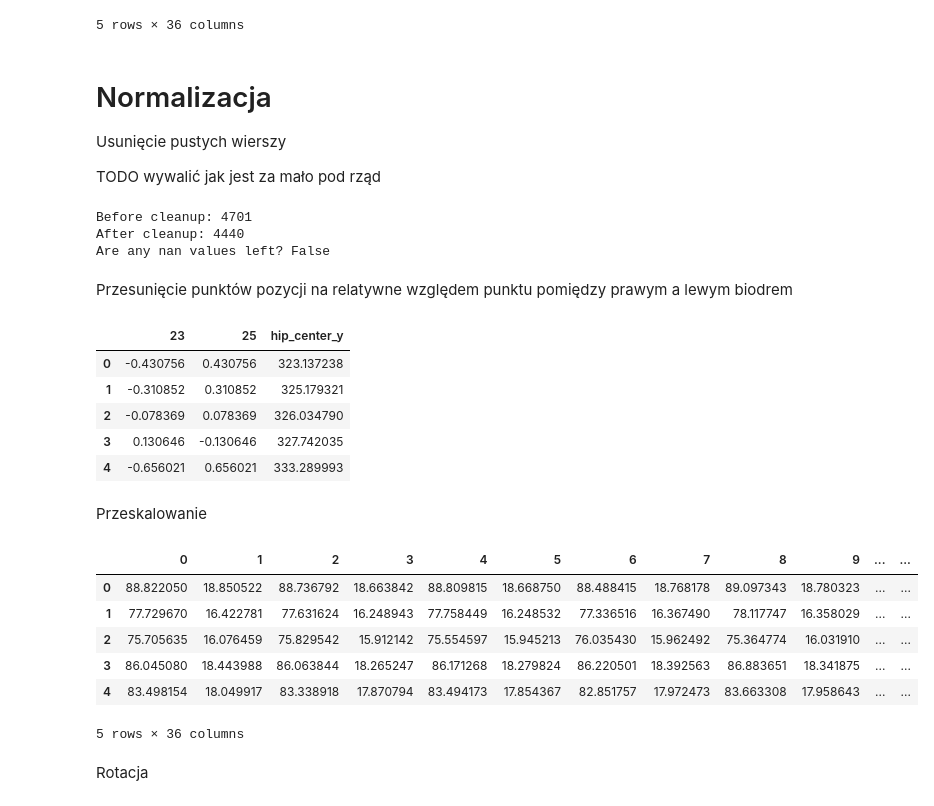
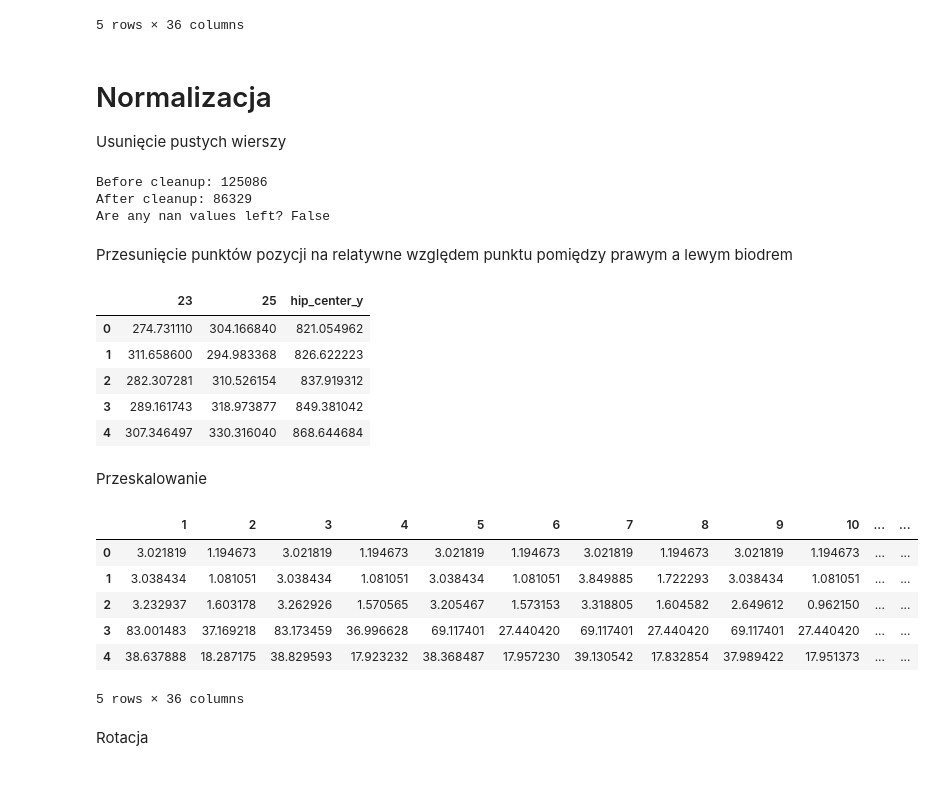
Before and after one commit to yoinker57/pracownia-problemowa, a Jupyter notebook: models/models.ipynb, the cells around one changed output. Saved outputs shown, nothing was run; the diff lists cells and outputs as text; code cells hidden in the pictures.

```diff
--- a/models/models.ipynb
+++ b/models/models.ipynb
@@ -12,7 +12,7 @@ def load(pose_path: str, labels_path: str):
 
     # Get all CSV files in the folder
     csv_files = [ p for p in glob(os.path.join(pose_path, '*.csv'))]
-    movie_names = [n.removeprefix(pose_path).removeprefix('/').removesuffix('_clicked.csv') + ".mp4" for n in csv_files]
+    movie_names = [n.removeprefix(pose_path).removeprefix('/').removesuffix('.csv') + ".mp4" for n in csv_files]
 
     # filter out files that are not in the labels
     df_labels = df_labels[df_labels['movieName'].isin(movie_names)]
@@ -41,15 +41,17 @@ df.head()
 # %% [markdown]
 # Normalizacja
 Usunięcie pustych wierszy
-
-TODO wywalić jak jest za mało pod rząd
+# %%
+# globals
+keypoints_indexes = [str(i) for i in range(1,35)]
+keypoints_indexes_x = [str(i) for i in range(1,35,2)]  # Assuming 17 keypoints
+keypoints_indexes_y = [str(i) for i in range(2,35,2)]  # Assuming 17 keypoints
 # %%
 def remove_empty_rows(df: pd.DataFrame) -> pd.DataFrame:
     """
     Remove rows with NaN values in the DataFrame.
     Remove smaller than 40 records parts of data
     """
-    keypoints_indexes = [str(i) for i in range(0,34)]
     delimiter_mask = df[keypoints_indexes].isnull().all(axis=1)
 
     # Get the indexes of delimiter rows
@@ -70,15 +72,15 @@ def remove_empty_rows(df: pd.DataFrame) -> pd.DataFrame:
     # Concatenate all chunks into a single DataFrame
     return pd.concat(chunks, ignore_index=True)
 
-df = load('../pose_outputs_clicked', '../data/labeledFilms.csv')
+df = load('../pose_outputs_loss', '../data/labeledFilms.csv')
 print("Before cleanup:", df.last_valid_index())
 
 df = remove_empty_rows(df)
 print("After cleanup:", df.last_valid_index())
 print(f"Are any nan values left? {df.isnull().values.any()}")
 # %% [output]
-Before cleanup: 4701
-After cleanup: 4440
+Before cleanup: 125086
+After cleanup: 86329
 Are any nan values left? False
 # %% [markdown]
 Przesunięcie punktów pozycji na relatywne względem punktu pomiędzy prawym a lewym biodrem
@@ -95,15 +97,13 @@ def normalize_translation(df: pd.DataFrame):
     df = df.assign(hip_center_x=hip_center_x, hip_center_y=hip_center_y)
 
     # shift all keypoints relative to hip_center
-    keypoints_indexes_x = [str(i) for i in range(0,34,2)]  # Assuming 17 keypoints
-    keypoints_indexes_y = [str(i) for i in range(1,34,2)]  # Assuming 17 keypoints
     normalized = df.copy()
     normalized[keypoints_indexes_x] = df[keypoints_indexes_x] - hip_center_x.values
     normalized[keypoints_indexes_y] = df[keypoints_indexes_y] - hip_center_y.values
     return normalized
 
 
-df = load('../pose_outputs_clicked', '../data/labeledFilms.csv')
+df = load('../pose_outputs_loss', '../data/labeledFilms.csv')
 df.head()
 translated_df = normalize_translation(df)
 # Display the first few rows of the left and right hip columns to verify translation
@@ -111,48 +111,47 @@ translated_df.loc[:,["22", "24", "hip_center_x"]].head()
 translated_df.loc[:,["23", "25", "hip_center_y"]].head()
 # %% [output]
 |  | 23 | 25 | hip_center_y |
-| 0 | -0.430756 | 0.430756 | 323.137238 |
-| 1 | -0.310852 | 0.310852 | 325.179321 |
-| 2 | -0.078369 | 0.078369 | 326.034790 |
-| 3 | 0.130646 | -0.130646 | 327.742035 |
-| 4 | -0.656021 | 0.656021 | 333.289993 |
+| 0 | 274.731110 | 304.166840 | 821.054962 |
+| 1 | 311.658600 | 294.983368 | 826.622223 |
+| 2 | 282.307281 | 310.526154 | 837.919312 |
+| 3 | 289.161743 | 318.973877 | 849.381042 |
+| 4 | 307.346497 | 330.316040 | 868.644684 |
 # %% [markdown]
 Przeskalowanie
 # %%
 import numpy as np
 
 def normalize_scale(df: pd.DataFrame):
     LEFT_HIP_X = "22"
     LEFT_HIP_Y = "23"
     RIGHT_HIP_X = "24"
     RIGHT_HIP_Y = "25"
 
     # Compute reference distance (hip width)
     distance_x = df[RIGHT_HIP_X] - df[LEFT_HIP_X]
     distance_y = df[RIGHT_HIP_Y] - df[LEFT_HIP_Y]
     ref_distance = np.sqrt(distance_x**2 + distance_y**2)
 
     # # Avoid division by zero
     epsilon = 1e-6
     scale_factor = 1.0 / (ref_distance + epsilon)
 
     # Scale all keypoints
-    keypoints_indexes = [str(i) for i in range(0,34)]  # Assuming 17 keypoints
     normalized = df.copy()
     normalized[keypoints_indexes] = df[keypoints_indexes].mul(scale_factor, axis=0)
     return normalized
 
-df = load('../pose_outputs_clicked', '../data/labeledFilms.csv')
+df = load('../pose_outputs_loss', '../data/labeledFilms.csv')
 df = remove_empty_rows(df)
 normalized = normalize_scale(df)
 normalized.head()
 # %% [output]
-|  | 0 | 1 | 2 | 3 | 4 | 5 | 6 | 7 | 8 | 9 | ... | ... |
-| 0 | 88.822050 | 18.850522 | 88.736792 | 18.663842 | 88.809815 | 18.668750 | 88.488415 | 18.768178 | 89.097343 | 18.780323 | ... | ... |
-| 1 | 77.729670 | 16.422781 | 77.631624 | 16.248943 | 77.758449 | 16.248532 | 77.336516 | 16.367490 | 78.117747 | 16.358029 | ... | ... |
-| 2 | 75.705635 | 16.076459 | 75.829542 | 15.912142 | 75.554597 | 15.945213 | 76.035430 | 15.962492 | 75.364774 | 16.031910 | ... | ... |
-| 3 | 86.045080 | 18.443988 | 86.063844 | 18.265247 | 86.171268 | 18.279824 | 86.220501 | 18.392563 | 86.883651 | 18.341875 | ... | ... |
-| 4 | 83.498154 | 18.049917 | 83.338918 | 17.870794 | 83.494173 | 17.854367 | 82.851757 | 17.972473 | 83.663308 | 17.958643 | ... | ... |
+|  | 1 | 2 | 3 | 4 | 5 | 6 | 7 | 8 | 9 | 10 | ... | ... |
+| 0 | 3.021819 | 1.194673 | 3.021819 | 1.194673 | 3.021819 | 1.194673 | 3.021819 | 1.194673 | 3.021819 | 1.194673 | ... | ... |
+| 1 | 3.038434 | 1.081051 | 3.038434 | 1.081051 | 3.038434 | 1.081051 | 3.849885 | 1.722293 | 3.038434 | 1.081051 | ... | ... |
+| 2 | 3.232937 | 1.603178 | 3.262926 | 1.570565 | 3.205467 | 1.573153 | 3.318805 | 1.604582 | 2.649612 | 0.962150 | ... | ... |
+| 3 | 83.001483 | 37.169218 | 83.173459 | 36.996628 | 69.117401 | 27.440420 | 69.117401 | 27.440420 | 69.117401 | 27.440420 | ... | ... |
+| 4 | 38.637888 | 18.287175 | 38.829593 | 17.923232 | 38.368487 | 17.957230 | 39.130542 | 17.832854 | 37.989422 | 17.951373 | ... | ... |
 5 rows × 36 columns
 # %% [markdown]
 Rotacja
```
Also changed, not shown: parts of 9 cells of this notebook, 3 other files.
